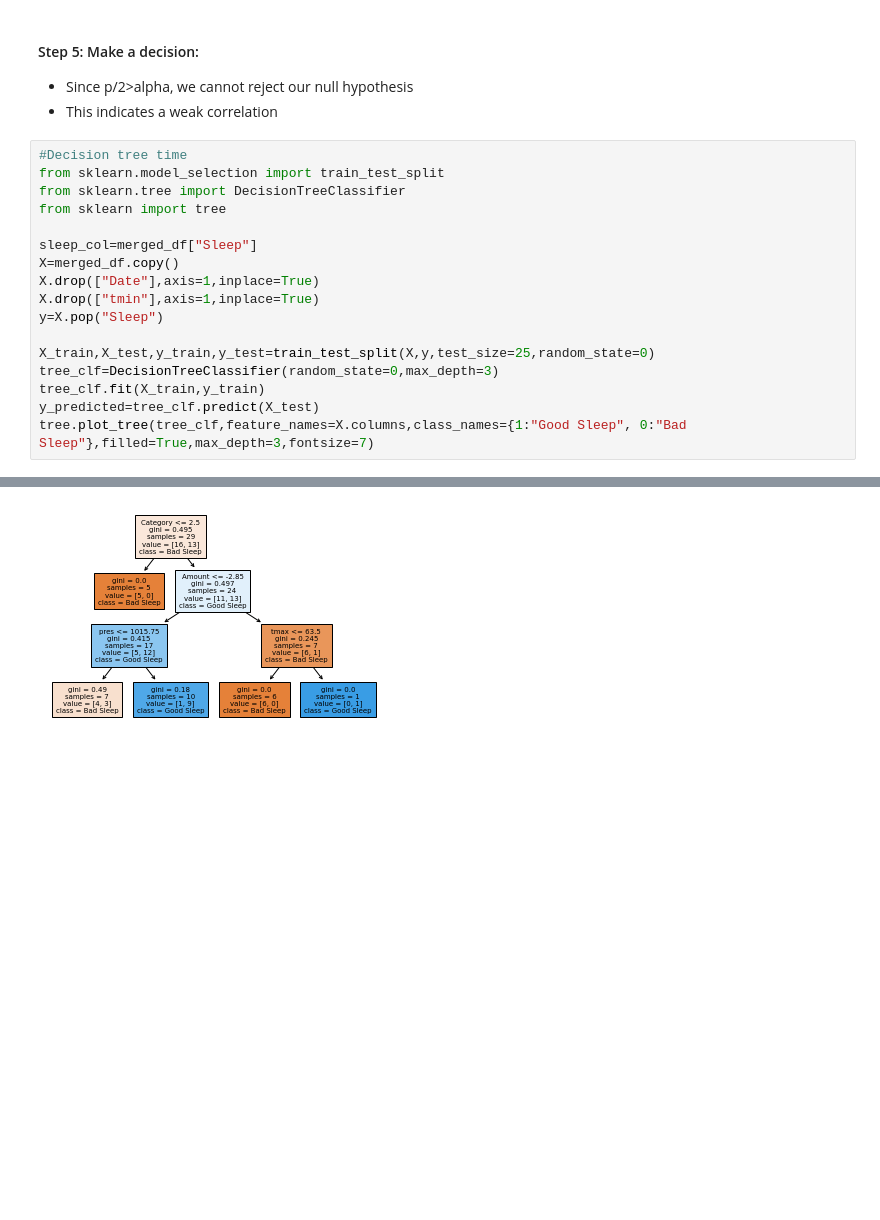
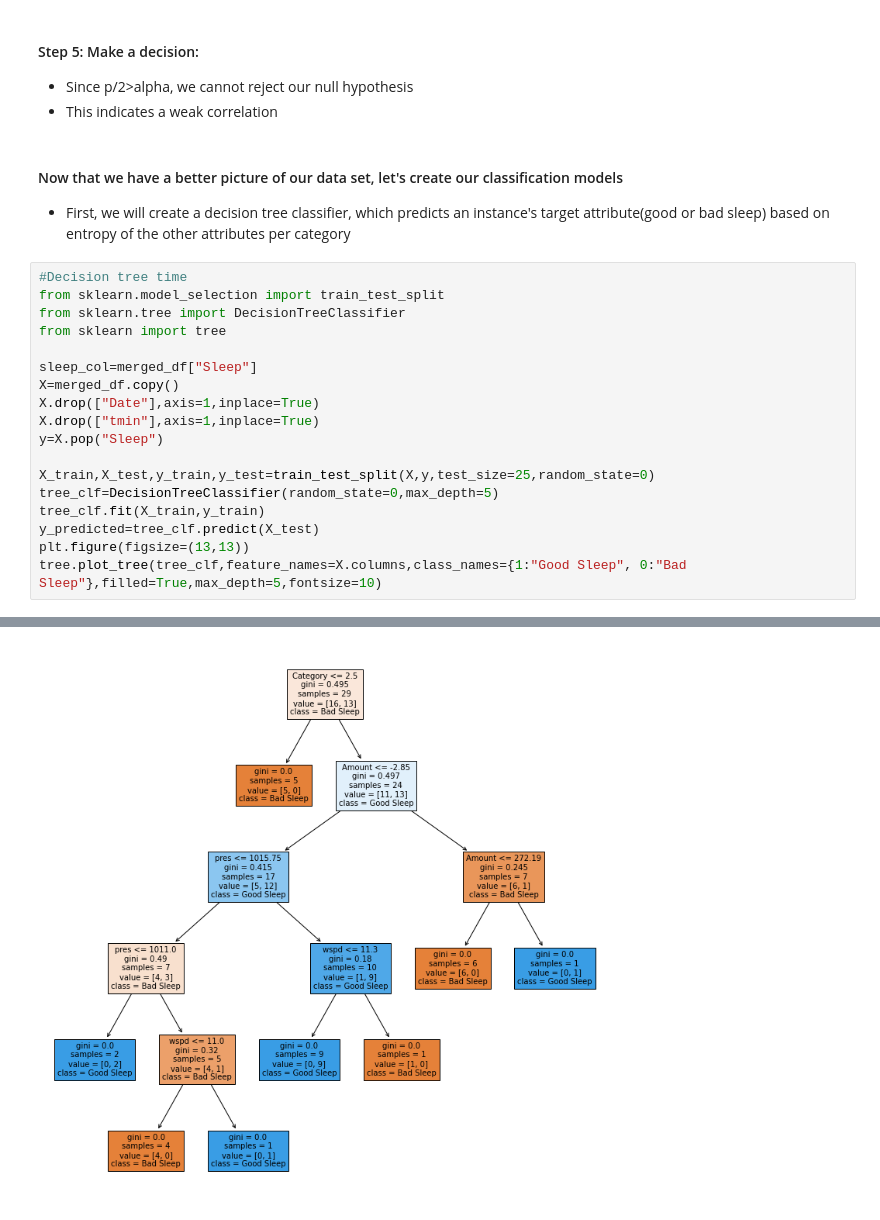
Before and after one commit to rbrodhead/Project-CPSC222, a Jupyter notebook: project copy.ipynb, the cells around one changed output, grey strips where cells are left out. Drawn from its saved outputs; the diff is of its cells as text; blank space fills up the shorter version.

```diff
--- a/project copy.ipynb
+++ b/project copy.ipynb
@@ -305,6 +305,9 @@ T computed: 0.9760056419124835 , p: 0.33556614696195886
 #### Step 5: Make a decision:
 * Since p/2>alpha, we cannot reject our null hypothesis
 * This indicates a weak correlation
+# %% [markdown]
+#### Now that we have a better picture of our data set, let's create our classification models
+* First, we will create a decision tree classifier, which predicts an instance's target attribute(good or bad sleep) based on entropy of the other attributes per category
 # %%
 #Decision tree time
 from sklearn.model_selection import train_test_split
@@ -318,8 +321,9 @@ X.drop(["tmin"],axis=1,inplace=True)
 y=X.pop("Sleep")
 
 X_train,X_test,y_train,y_test=train_test_split(X,y,test_size=25,random_state=0)
-tree_clf=DecisionTreeClassifier(random_state=0,max_depth=3)
+tree_clf=DecisionTreeClassifier(random_state=0,max_depth=5)
 tree_clf.fit(X_train,y_train)
 y_predicted=tree_clf.predict(X_test)
-tree.plot_tree(tree_clf,feature_names=X.columns,class_names={1:"Good Sleep", 0:"Bad Sleep"},filled=True,max_depth=3,fontsize=7)
+plt.figure(figsize=(13,13))
+tree.plot_tree(tree_clf,feature_names=X.columns,class_names={1:"Good Sleep", 0:"Bad Sleep"},filled=True,max_depth=5,fontsize=10)
 # %% [output]
@@ -335 +345 @@ tree.plot_tree(tree_clf,feature_names=X.columns,class_names={1:"Good Sleep", 0:"
-[figure, old version]
+[figure, new version]
```
Also changed, not shown: parts of 8 cells of this notebook.
